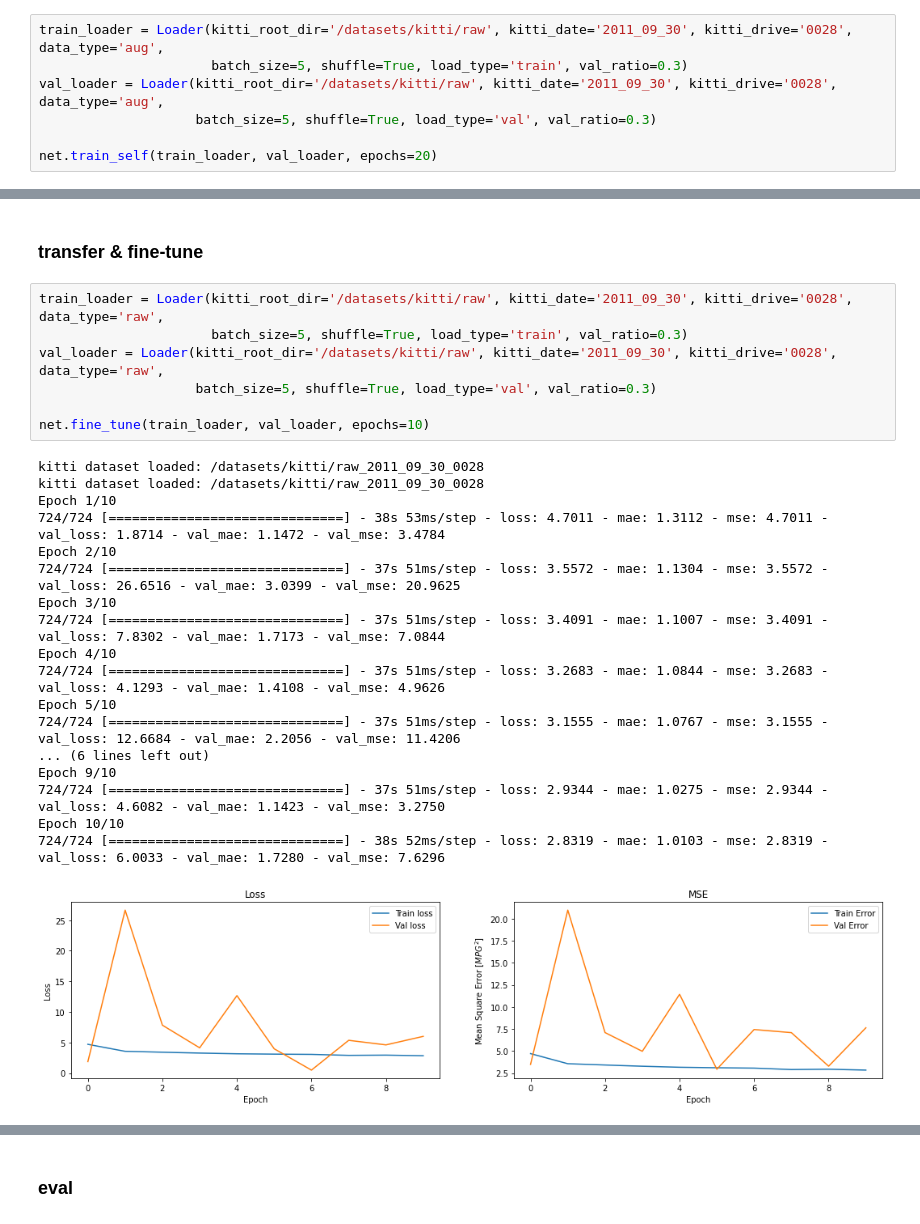
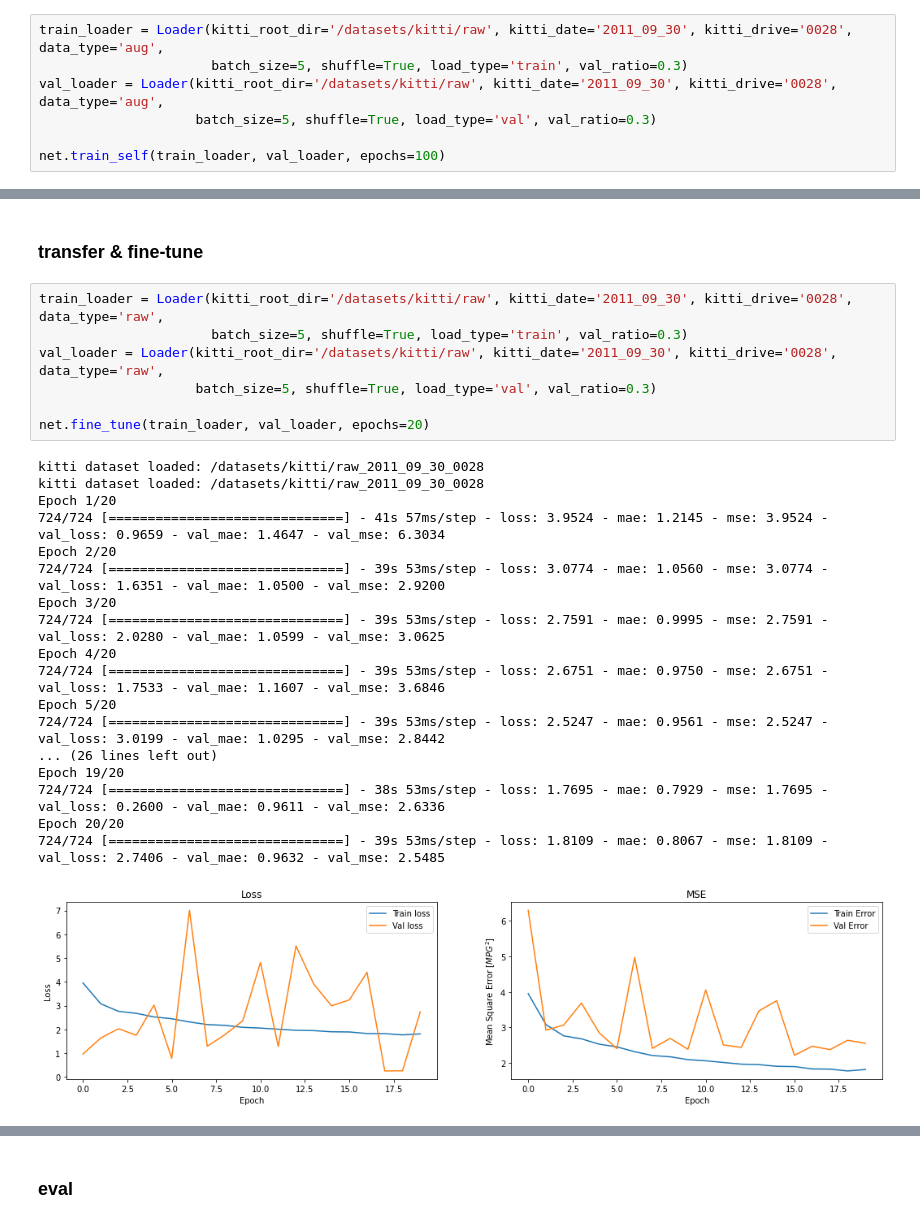
Before and after one commit to parkinkon1/sc_odom, a Jupyter notebook: Untitled1.ipynb, the cells around one changed output, grey strips where cells are left out. Cells and saved outputs as stored; diff of their text form.

```diff
--- a/Untitled1.ipynb
+++ b/Untitled1.ipynb
@@ -68,7 +68,7 @@ train_loader = Loader(kitti_root_dir='/datasets/kitti/raw', kitti_date='2011_09_
 val_loader = Loader(kitti_root_dir='/datasets/kitti/raw', kitti_date='2011_09_30', kitti_drive='0028', data_type='aug',
                     batch_size=5, shuffle=True, load_type='val', val_ratio=0.3)
 
-net.train_self(train_loader, val_loader, epochs=20)
+net.train_self(train_loader, val_loader, epochs=100)
 # %% [output]
 kitti dataset loaded: /datasets/kitti/raw_2011_09_30_0028
 kitti dataset loaded: /datasets/kitti/raw_2011_09_30_0028
@@ -93,27 +93,27 @@ Epoch 20/20
 # %%
 train_loader = Loader(kitti_root_dir='/datasets/kitti/raw', kitti_date='2011_09_30', kitti_drive='0028', data_type='raw',
                       batch_size=5, shuffle=True, load_type='train', val_ratio=0.3)
 val_loader = Loader(kitti_root_dir='/datasets/kitti/raw', kitti_date='2011_09_30', kitti_drive='0028', data_type='raw',
                     batch_size=5, shuffle=True, load_type='val', val_ratio=0.3)
 
-net.fine_tune(train_loader, val_loader, epochs=10)
+net.fine_tune(train_loader, val_loader, epochs=20)
 # %% [output]
 kitti dataset loaded: /datasets/kitti/raw_2011_09_30_0028
 kitti dataset loaded: /datasets/kitti/raw_2011_09_30_0028
-Epoch 1/10
-724/724 [==============================] - 38s 53ms/step - loss: 4.7011 - mae: 1.3112 - mse: 4.7011 - val_loss: 1.8714 - val_mae: 1.1472 - val_mse: 3.4784
-Epoch 2/10
-724/724 [==============================] - 37s 51ms/step - loss: 3.5572 - mae: 1.1304 - mse: 3.5572 - val_loss: 26.6516 - val_mae: 3.0399 - val_mse: 20.9625
-Epoch 3/10
-724/724 [==============================] - 37s 51ms/step - loss: 3.4091 - mae: 1.1007 - mse: 3.4091 - val_loss: 7.8302 - val_mae: 1.7173 - val_mse: 7.0844
-Epoch 4/10
-724/724 [==============================] - 37s 51ms/step - loss: 3.2683 - mae: 1.0844 - mse: 3.2683 - val_loss: 4.1293 - val_mae: 1.4108 - val_mse: 4.9626
-Epoch 5/10
-724/724 [==============================] - 37s 51ms/step - loss: 3.1555 - mae: 1.0767 - mse: 3.1555 - val_loss: 12.6684 - val_mae: 2.2056 - val_mse: 11.4206
-... (6 lines left out)
-Epoch 9/10
-724/724 [==============================] - 37s 51ms/step - loss: 2.9344 - mae: 1.0275 - mse: 2.9344 - val_loss: 4.6082 - val_mae: 1.1423 - val_mse: 3.2750
-Epoch 10/10
-724/724 [==============================] - 38s 52ms/step - loss: 2.8319 - mae: 1.0103 - mse: 2.8319 - val_loss: 6.0033 - val_mae: 1.7280 - val_mse: 7.6296
+Epoch 1/20
+724/724 [==============================] - 41s 57ms/step - loss: 3.9524 - mae: 1.2145 - mse: 3.9524 - val_loss: 0.9659 - val_mae: 1.4647 - val_mse: 6.3034
+Epoch 2/20
+724/724 [==============================] - 39s 53ms/step - loss: 3.0774 - mae: 1.0560 - mse: 3.0774 - val_loss: 1.6351 - val_mae: 1.0500 - val_mse: 2.9200
+Epoch 3/20
+724/724 [==============================] - 39s 53ms/step - loss: 2.7591 - mae: 0.9995 - mse: 2.7591 - val_loss: 2.0280 - val_mae: 1.0599 - val_mse: 3.0625
+Epoch 4/20
+724/724 [==============================] - 39s 53ms/step - loss: 2.6751 - mae: 0.9750 - mse: 2.6751 - val_loss: 1.7533 - val_mae: 1.1607 - val_mse: 3.6846
+Epoch 5/20
+724/724 [==============================] - 39s 53ms/step - loss: 2.5247 - mae: 0.9561 - mse: 2.5247 - val_loss: 3.0199 - val_mae: 1.0295 - val_mse: 2.8442
+... (26 lines left out)
+Epoch 19/20
+724/724 [==============================] - 38s 53ms/step - loss: 1.7695 - mae: 0.7929 - mse: 1.7695 - val_loss: 0.2600 - val_mae: 0.9611 - val_mse: 2.6336
+Epoch 20/20
+724/724 [==============================] - 39s 53ms/step - loss: 1.8109 - mae: 0.8067 - mse: 1.8109 - val_loss: 2.7406 - val_mae: 0.9632 - val_mse: 2.5485
-[figure, old version]
+[figure, new version]
 # %%
```
Also changed, not shown: parts of 7 cells of this notebook, 6 other files.
